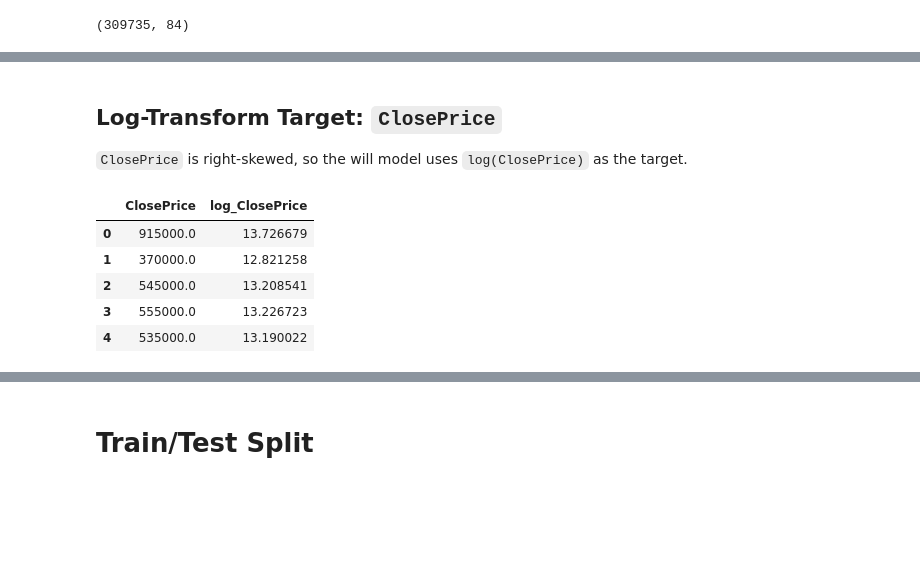
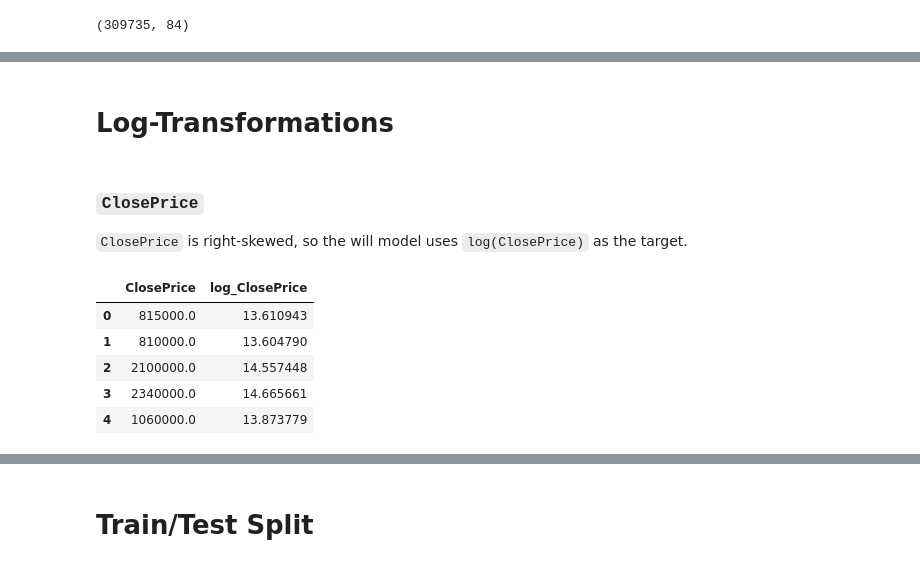
Before and after one commit to HKozuka/IDX-Exchange-Data-Science, a Jupyter notebook: 02_preprocessing.ipynb, the cells around one changed output, grey strips where cells are left out. Cells and saved outputs as stored; diff of their text form; code cells hidden in the pictures; blank space fills up the shorter version.

```diff
--- a/02_preprocessing.ipynb
+++ b/02_preprocessing.ipynb
@@ -40,8 +38,0 @@ df.shape
-# %%
-# Convert 'CloseDate' to datetime
-df['CloseDate'] = pd.to_datetime(df['CloseDate'], errors='coerce')
-
-# Sort by ClosingDate in ascending order
-df = df.sort_values(by='CloseDate', ascending=True).reset_index(drop=True)
-
-df.head()
@@ -96,18 +134,19 @@ Percentage of rows deleted: 0.19%
+# %% [markdown]
+# Log-Transformations
 # %% [markdown]
-## Log-Transform Target: `ClosePrice`
+### `ClosePrice`
 
 `ClosePrice` is right-skewed, so the will model uses `log(ClosePrice)` as the target.
 # %%
 df_clean['log_ClosePrice'] = np.log(df_clean['ClosePrice'])
-df_clean[['ClosePrice', 'log_ClosePrice']]
 df_clean[['ClosePrice', 'log_ClosePrice']].head()
 # %% [output]
 |  | ClosePrice | log_ClosePrice |
-| 0 | 915000.0 | 13.726679 |
-| 1 | 370000.0 | 12.821258 |
-| 2 | 545000.0 | 13.208541 |
-| 3 | 555000.0 | 13.226723 |
-| 4 | 535000.0 | 13.190022 |
+| 0 | 815000.0 | 13.610943 |
+| 1 | 810000.0 | 13.604790 |
+| 2 | 2100000.0 | 14.557448 |
+| 3 | 2340000.0 | 14.665661 |
+| 4 | 1060000.0 | 13.873779 |
 # %%
 Num_STD_Deviations = 3
 
```
Also changed, not shown: parts of 75 cells of this notebook.
